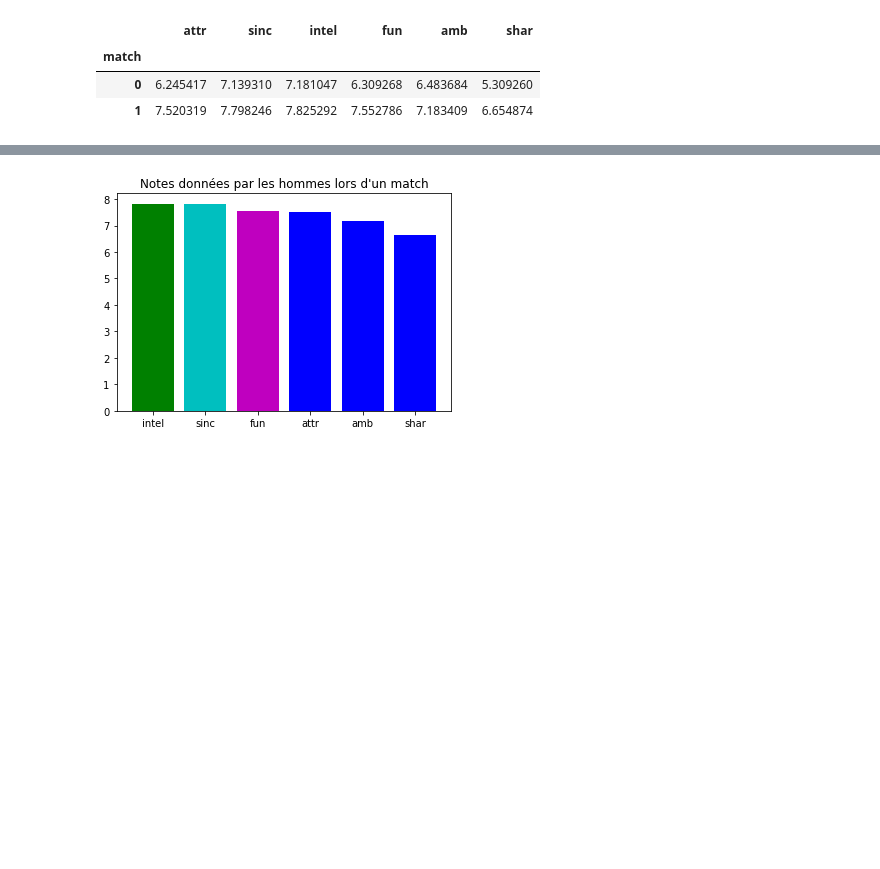
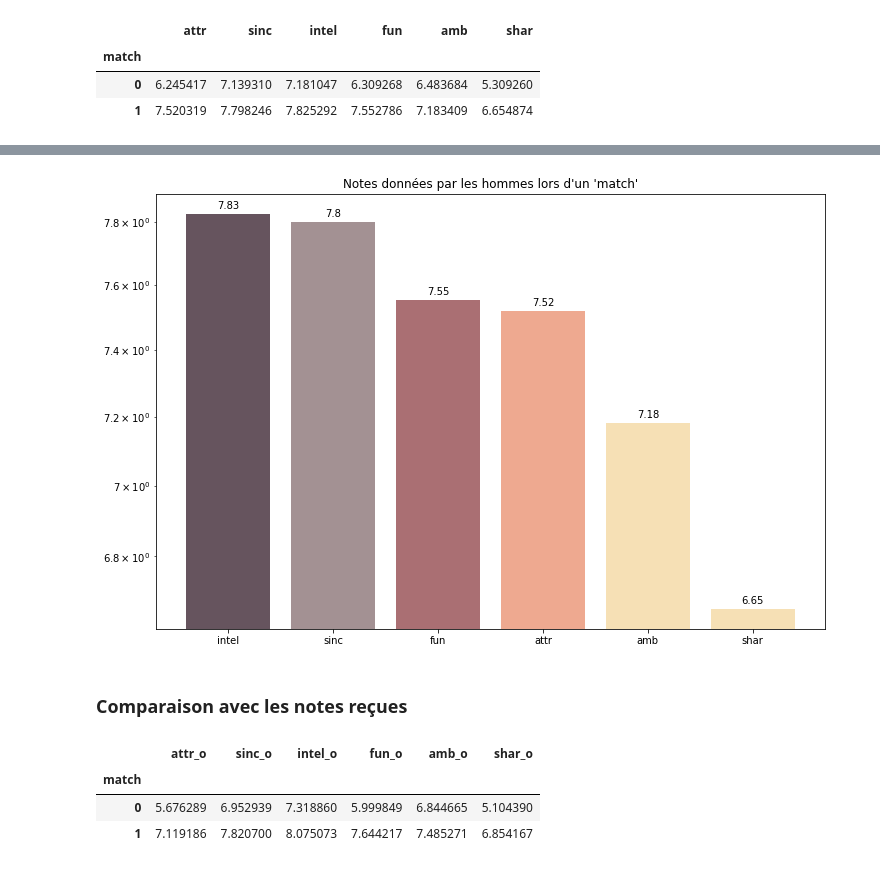
Before and after one commit to thefifthagreement/jedha-fs-s2-project, a Jupyter notebook: speed dating exploration.ipynb, the cells around one changed output, grey strips where cells are left out. Cells and saved outputs as stored; diff of their text form; code cells hidden in the pictures; blank space fills up the shorter version.

```diff
--- a/speed dating exploration.ipynb
+++ b/speed dating exploration.ipynb
@@ -191,0 +342,33 @@ moyenne_notes_femme.plot(kind="bar");
+# %%
+def annotation_bar(ax, rects):
+    for rect in rects:
+        height = rect.get_height()
+        ax.annotate('{}'.format(round(height, 2)),
+                    xy=(rect.get_x() + rect.get_width() / 2, height),
+                    xytext=(0, 3),  # 3 points vertical offset
+                    textcoords="offset points",
+                    ha='center', va='bottom')
+
+def color_bar(n, palette):
+    color = []
+    for i in range(n):
+        if i < len(palette) - 1:
+            color.append(palette[i])
+        else:
+            color.append(palette[-1])
+    return color
+
+# moyenne des préférences chez les femmes lors d'un match
+
+moyenne_notes_femme_match = moyenne_notes_femme.loc[1,:].sort_values(ascending=False)
+
+fig, ax = plt.subplots(figsize=(12, 8))
+
+color = color_bar(moyenne_notes_femme_match.count(), princess_pink_palette)
+
+rects = ax.bar(x = moyenne_notes_femme_match.index, height = moyenne_notes_femme_match.values, color = color)
+annotation_bar(ax, rects)
+ax.set_yscale("log")
+ax.set_title("Notes moyennes données par les femmes lors d'un 'match'")
+
+plt.show()
@@ -225,13 +420,24 @@ blue, green, red, cyan, magenta, yellow, black, and white
 # %%
 # moyenne des préférences chez les hommes lors d'un match
-
-
 moyenne_notes_homme_match = moyenne_notes_homme.loc[1,:].sort_values(ascending=False)
 
-fig, ax = plt.subplots()
-color = ["g", "c", "m", "b", "b", "b"]
-ax.bar(x = moyenne_notes_homme_match.index, height = moyenne_notes_homme_match.values, color= color)
-ax.set_title("Notes données par les hommes lors d'un match")
+fig, ax = plt.subplots(figsize=(12, 8))
+color = color_bar(moyenne_notes_homme_match.count(), aesthetic_palette)
+rects = ax.bar(x = moyenne_notes_homme_match.index, height = moyenne_notes_homme_match.values, color= color)
+annotation_bar(ax, rects)
+ax.set_yscale("log")
+ax.set_title("Notes données par les hommes lors d'un 'match'")
 plt.show()
 # %% [output]
-[figure, old version]
+[figure, new version]
+# %% [markdown]
+### Comparaison avec les notes reçues
+# %%
+# moyenne des notes reçues par les hommes
+moyenne_notes_recues_homme = df.query("gender == 1").groupby("match")[partner_ratings[:6]].mean()
+display(moyenne_notes_recues_homme)
+# %% [output]
+|  | attr_o | sinc_o | intel_o | fun_o | amb_o | shar_o |
+| match |  |  |  |  |  |  |
+| 0 | 5.676289 | 6.952939 | 7.318860 | 5.999849 | 6.844665 | 5.104390 |
+| 1 | 7.119186 | 7.820700 | 8.075073 | 7.644217 | 7.485271 | 6.854167 |
```
Also changed, not shown: parts of 57 cells of this notebook.
